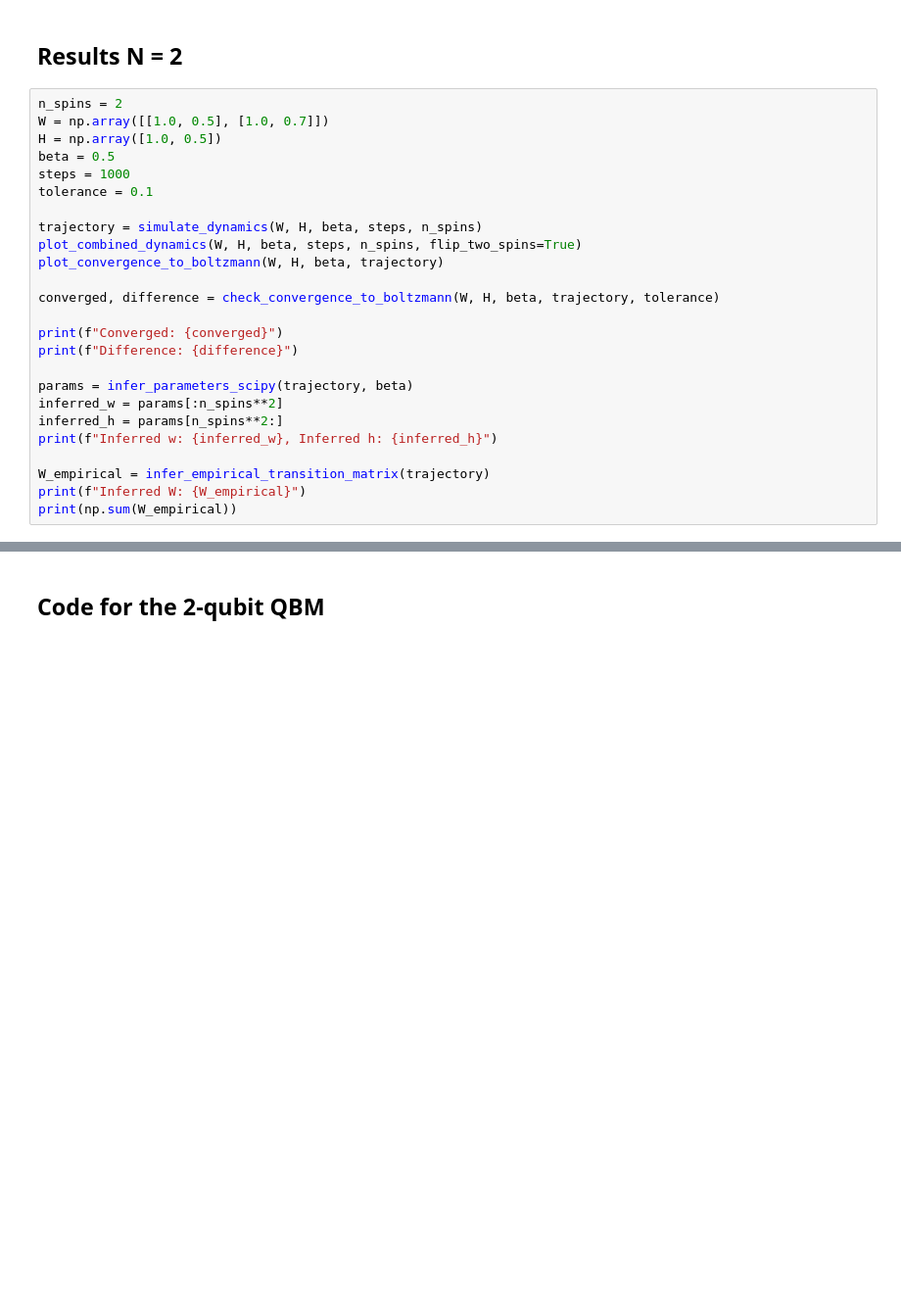
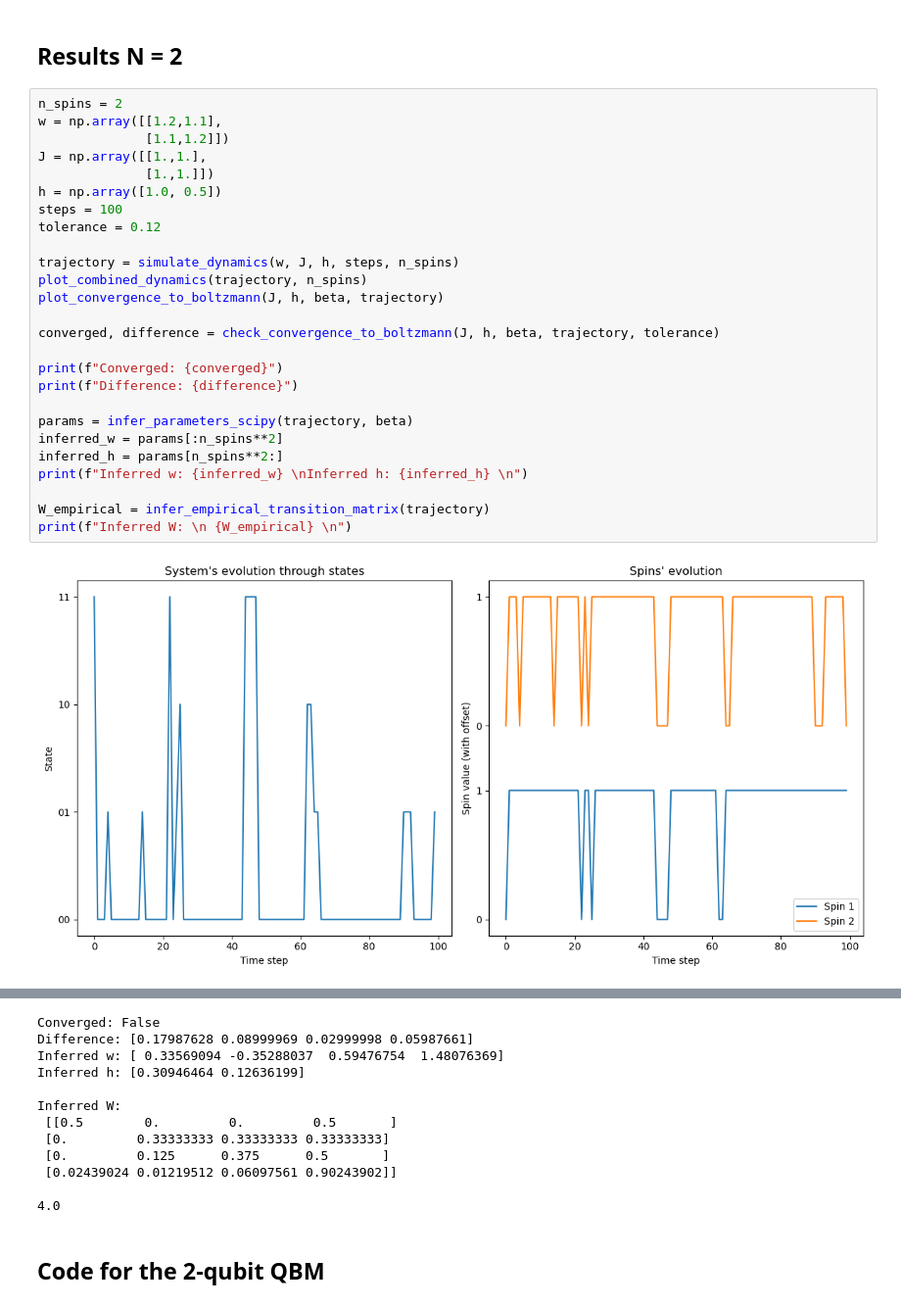
Before and after one commit to Victor-Alessandro/QBM-code, a Jupyter notebook: Quantum-Classical Mapping.ipynb, the cells around one changed output, grey strips where cells are left out. Shown at 98% size. Drawn from its saved outputs; the diff is of its cells as text; blank space fills up the shorter version.

```diff
--- a/Quantum-Classical Mapping.ipynb
+++ b/Quantum-Classical Mapping.ipynb
@@ -265,26 +412,29 @@ Inferred W: [[0.         1.        ]
 ## Results N = 2
 # %%
 n_spins = 2
-W = np.array([[1.0, 0.5], [1.0, 0.7]])
-H = np.array([1.0, 0.5])
-beta = 0.5
-steps = 1000
-tolerance = 0.1
+w = np.array([[1.2,1.1],
+              [1.1,1.2]])
+J = np.array([[1.,1.],
+              [1.,1.]])
+h = np.array([1.0, 0.5])
+steps = 100
+tolerance = 0.12
 
-trajectory = simulate_dynamics(W, H, beta, steps, n_spins)
-plot_combined_dynamics(W, H, beta, steps, n_spins, flip_two_spins=True)
-plot_convergence_to_boltzmann(W, H, beta, trajectory)
+trajectory = simulate_dynamics(w, J, h, steps, n_spins)
+plot_combined_dynamics(trajectory, n_spins)
+plot_convergence_to_boltzmann(J, h, beta, trajectory)
 
-converged, difference = check_convergence_to_boltzmann(W, H, beta, trajectory, tolerance)
+converged, difference = check_convergence_to_boltzmann(J, h, beta, trajectory, tolerance)
 
 print(f"Converged: {converged}")
 print(f"Difference: {difference}")
 
 params = infer_parameters_scipy(trajectory, beta)
 inferred_w = params[:n_spins**2]
 inferred_h = params[n_spins**2:]
-print(f"Inferred w: {inferred_w}, Inferred h: {inferred_h}")
+print(f"Inferred w: {inferred_w} \nInferred h: {inferred_h} \n")
 
 W_empirical = infer_empirical_transition_matrix(trajectory)
-print(f"Inferred W: {W_empirical}")
-print(np.sum(W_empirical))
+print(f"Inferred W: \n {W_empirical} \n")
+# %% [output]
+[figure, added]
@@ -291,3 +442,15 @@ print(np.sum(W_empirical))
+Converged: False
+Difference: [0.17987628 0.08999969 0.02999998 0.05987661]
+Inferred w: [ 0.33569094 -0.35288037  0.59476754  1.48076369]
+Inferred h: [0.30946464 0.12636199]
+
+Inferred W:
+ [[0.5        0.         0.         0.5       ]
+ [0.         0.33333333 0.33333333 0.33333333]
+ [0.         0.125      0.375      0.5       ]
+ [0.02439024 0.01219512 0.06097561 0.90243902]]
+
+4.0
 # %% [markdown]
 ## Code for the 2-qubit QBM
 # %% [markdown]
```
Also changed, not shown: parts of 17 cells of this notebook.
